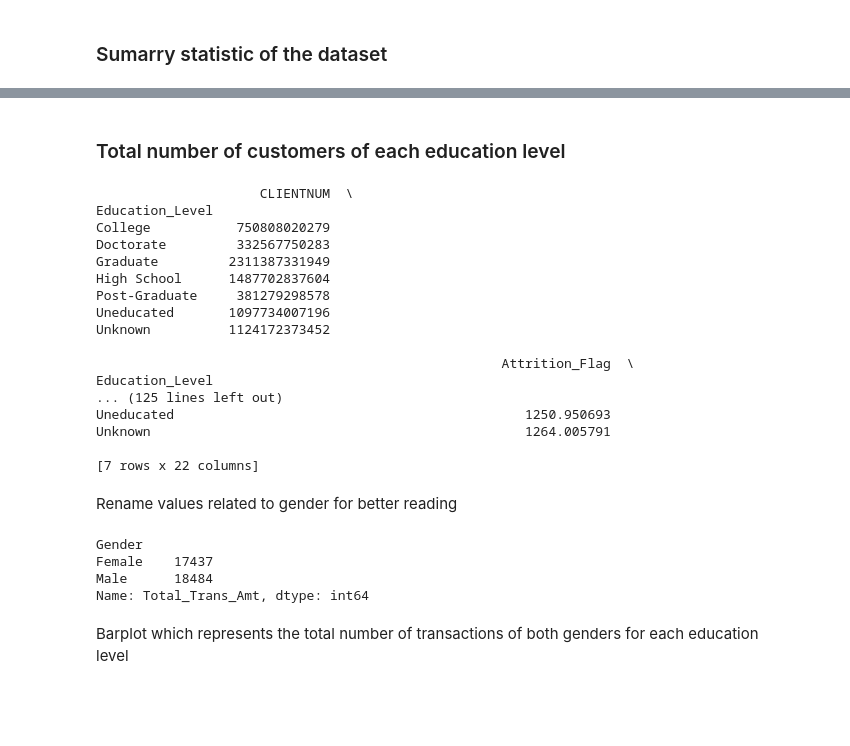
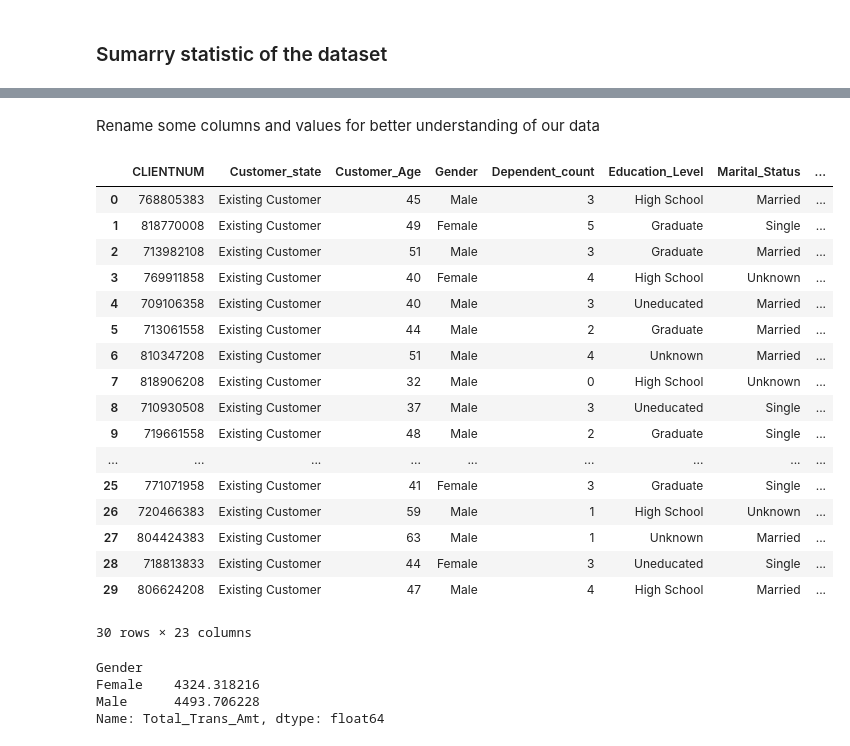
Before and after one commit to gas2345678/data_analysis-portfolio, a Jupyter notebook: Python/credit_cards_customers.ipynb, the cells around one changed output, grey strips where cells are left out. Cells and saved outputs as stored; diff of their text form; code cells hidden in the pictures; blank space fills up the shorter version.

```diff
--- a/Python/credit_cards_customers.ipynb
+++ b/Python/credit_cards_customers.ipynb
@@ -42,30 +63,7 @@ df.describe()
 | 50% | 7.179264e+08 | 46.000000 | 2.000000 | 36.000000 | 4.000000 | 2.000000 | ... |
 | 75% | 7.731435e+08 | 52.000000 | 3.000000 | 40.000000 | 5.000000 | 3.000000 | ... |
 | max | 8.283431e+08 | 73.000000 | 5.000000 | 56.000000 | 6.000000 | 6.000000 | ... |
-# %% [markdown]
-### Total number of customers of each education level
-# %%
-educational_level_customers = df.groupby("Education_Level").sum()
-print(educational_level_customers)
-# %% [output]
-                     CLIENTNUM  \
-Education_Level
-College           750808020279
-Doctorate         332567750283
-Graduate         2311387331949
-High School      1487702837604
-Post-Graduate     381279298578
-Uneducated       1097734007196
-Unknown          1124172373452
-
-                                                    Attrition_Flag  \
-Education_Level
-... (125 lines left out)
-Uneducated                                             1250.950693
-Unknown                                                1264.005791
-
-[7 rows x 22 columns]
-# %% [markdown]
- Rename values related to gender for better reading
+# %% [markdown]
+Rename some columns and values for better understanding of our data
 # %%
 df = df.replace({"M":"Male","F":"Female"})
@@ -72,11 +71,30 @@ df = df.replace({"M":"Male","F":"Female"})
+# %%
+df.head(30)
+# %% [output]
+|  | CLIENTNUM | Customer_state | Customer_Age | Gender | Dependent_count | Education_Level | Marital_Status | ... |
+| 0 | 768805383 | Existing Customer | 45 | Male | 3 | High School | Married | ... |
+| 1 | 818770008 | Existing Customer | 49 | Female | 5 | Graduate | Single | ... |
+| 2 | 713982108 | Existing Customer | 51 | Male | 3 | Graduate | Married | ... |
+| 3 | 769911858 | Existing Customer | 40 | Female | 4 | High School | Unknown | ... |
+| 4 | 709106358 | Existing Customer | 40 | Male | 3 | Uneducated | Married | ... |
+| 5 | 713061558 | Existing Customer | 44 | Male | 2 | Graduate | Married | ... |
+| 6 | 810347208 | Existing Customer | 51 | Male | 4 | Unknown | Married | ... |
+| 7 | 818906208 | Existing Customer | 32 | Male | 0 | High School | Unknown | ... |
+| 8 | 710930508 | Existing Customer | 37 | Male | 3 | Uneducated | Single | ... |
+| 9 | 719661558 | Existing Customer | 48 | Male | 2 | Graduate | Single | ... |
+| ... | ... | ... | ... | ... | ... | ... | ... | ... |
+| 25 | 771071958 | Existing Customer | 41 | Female | 3 | Graduate | Single | ... |
+| 26 | 720466383 | Existing Customer | 59 | Male | 1 | High School | Unknown | ... |
+| 27 | 804424383 | Existing Customer | 63 | Male | 1 | Unknown | Married | ... |
+| 28 | 718813833 | Existing Customer | 44 | Female | 3 | Uneducated | Single | ... |
+| 29 | 806624208 | Existing Customer | 47 | Male | 4 | High School | Married | ... |
+30 rows × 23 columns
 # %%
 #Average customer transaction amount for each gender
-average_transactions = df.groupby("Gender")["Total_Trans_Amt"].max()
+average_transactions = df.groupby("Gender")["Total_Trans_Amt"].mean()
 print(average_transactions)
 # %% [output]
 Gender
-Female    17437
-Male      18484
-Name: Total_Trans_Amt, dtype: int64
+Female    4324.318216
+Male      4493.706228
+Name: Total_Trans_Amt, dtype: float64
-# %% [markdown]
- Barplot which represents the total number of transactions of both genders for each education level
```
Also changed, not shown: parts of 23 cells of this notebook.
